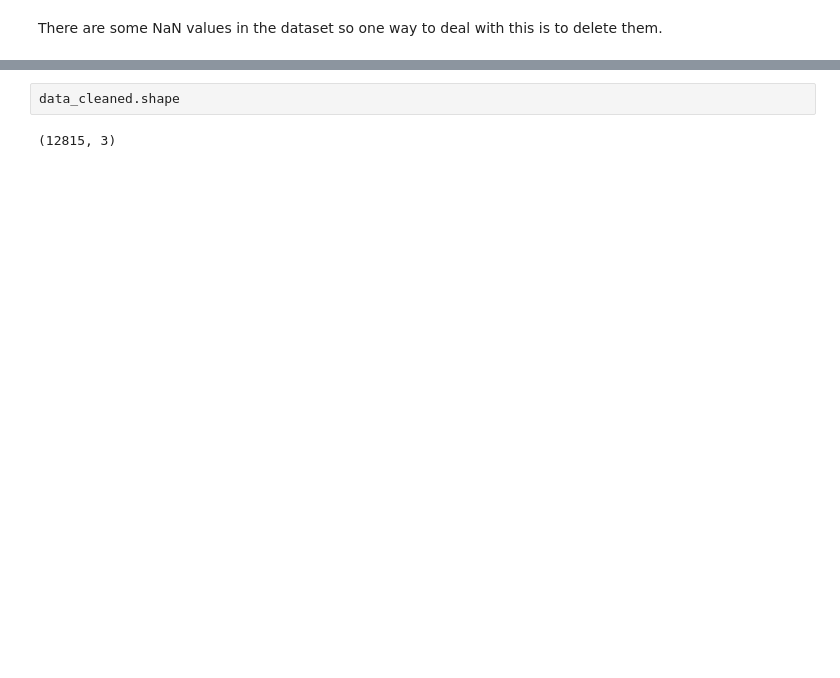
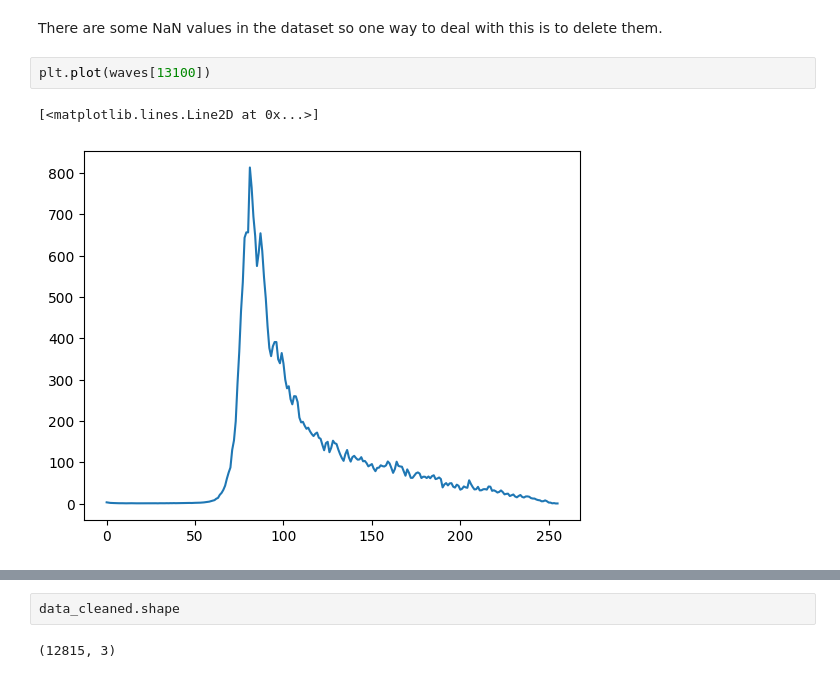
Before and after one commit to affan1317/sea-ice-and-lead-unsupervised-learning, a Jupyter notebook: Chapter1_Unsupervised_Learning_Methods.ipynb, the cells around one changed output, grey strips where cells are left out. Drawn from its saved outputs; the diff is of its cells as text; blank space fills up the shorter version.

```diff
--- a/Chapter1_Unsupervised_Learning_Methods.ipynb
+++ b/Chapter1_Unsupervised_Learning_Methods.ipynb
@@ -540,5 +552,10 @@ data_normalized.shape
 # %% [markdown]
 There are some NaN values in the dataset so one way to deal with this is to delete them.
+# %%
+plt.plot(waves[13100])
+# %% [output]
+[<matplotlib.lines.Line2D at 0x...>]
+[figure, added]
 # %%
 nan_count = np.isnan(data_normalized).sum()
 print(f"Number of NaN values in the array: {nan_count}")
```
Also changed, not shown: parts of 44 cells of this notebook.
